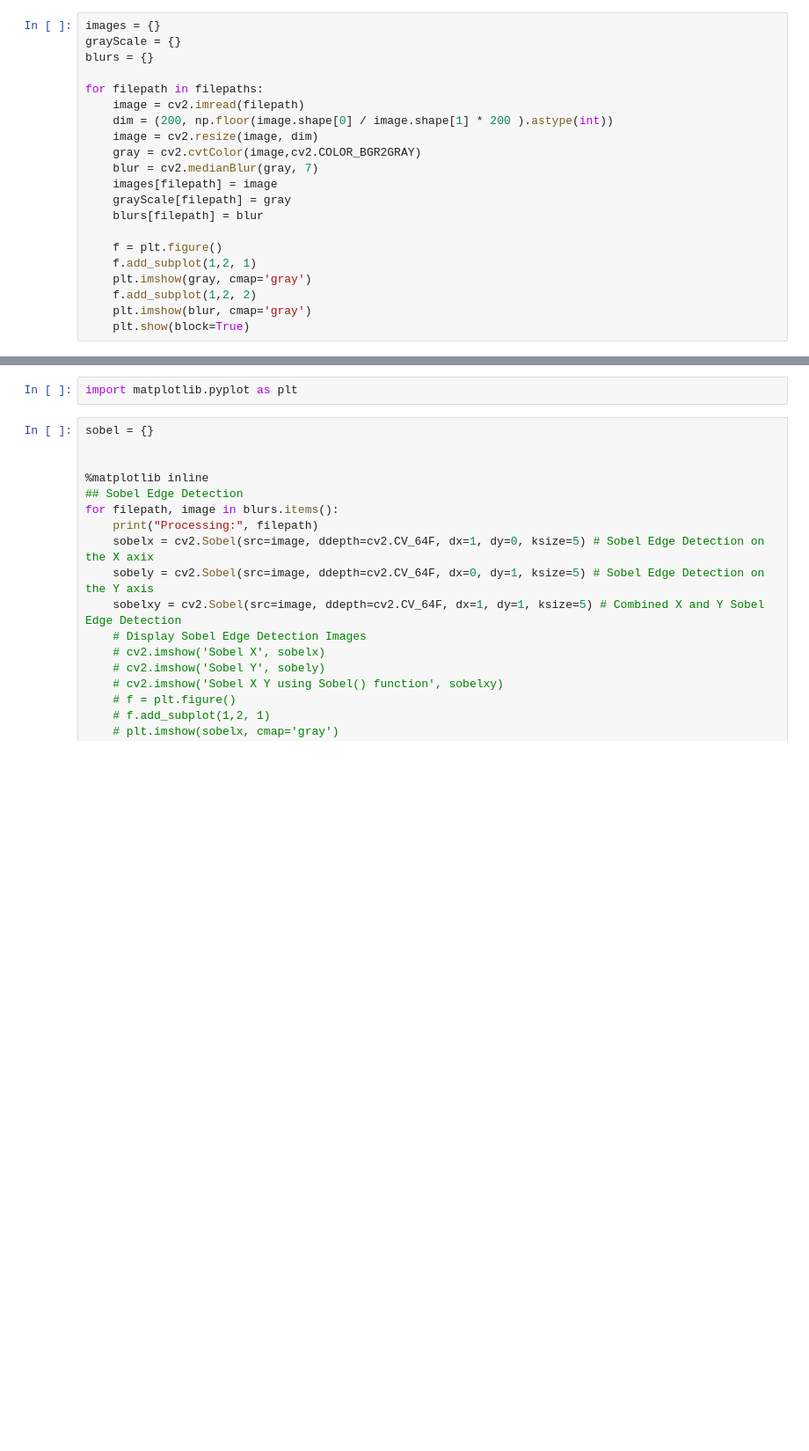
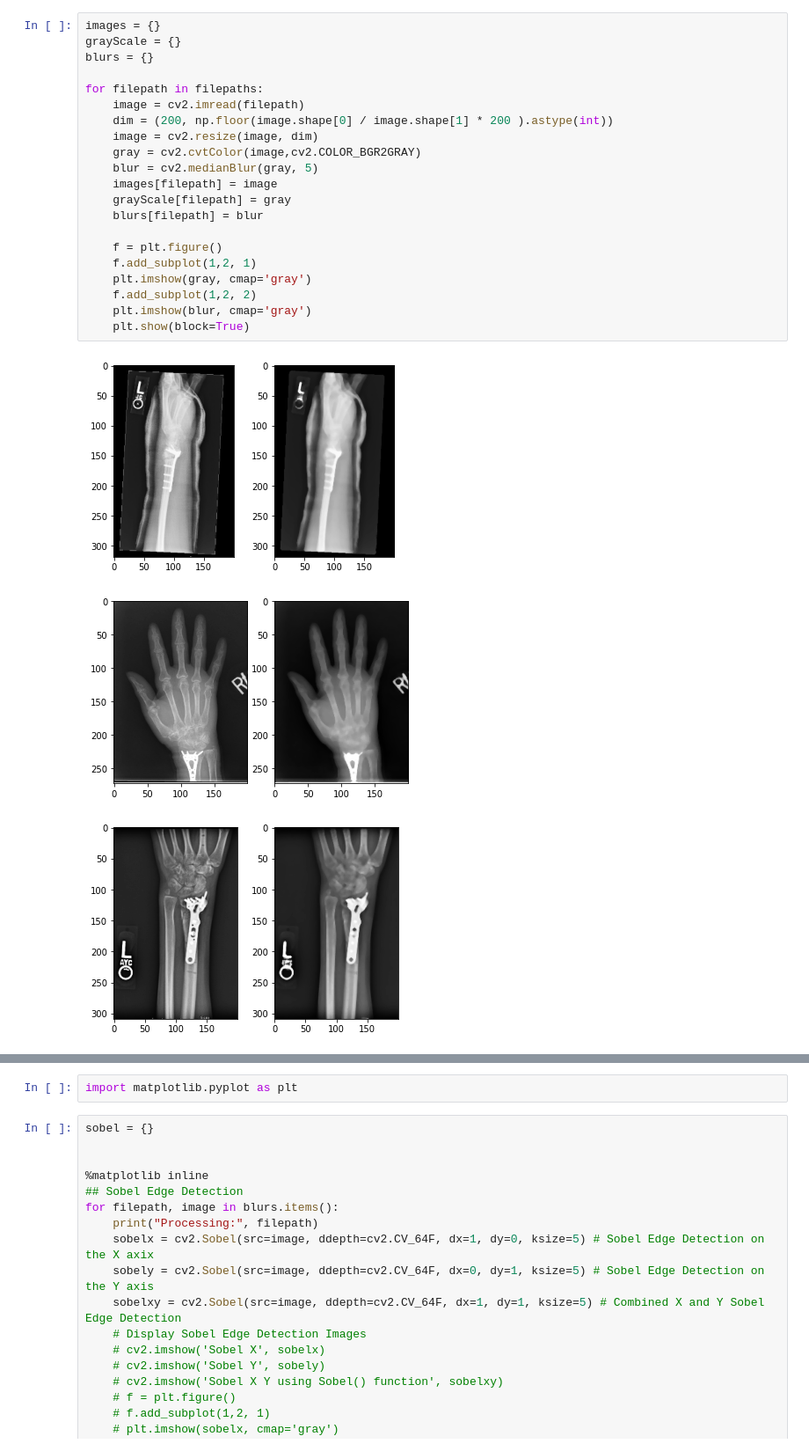
Before and after one commit to dmace2/distal-radius-implant-identifier, a Jupyter notebook: ML/preProcessing.ipynb, the cells around one changed output, grey strips where cells are left out. Shown at 88% size. Saved outputs shown, nothing was run; the diff lists cells and outputs as text; blank space fills up the shorter version.

```diff
--- a/ML/preProcessing.ipynb
+++ b/ML/preProcessing.ipynb
@@ -58,21 +31,25 @@ print(filepaths[:10])
 # %%
 images = {}
 grayScale = {}
 blurs = {}
 
 for filepath in filepaths:
     image = cv2.imread(filepath)
     dim = (200, np.floor(image.shape[0] / image.shape[1] * 200 ).astype(int))
     image = cv2.resize(image, dim)
     gray = cv2.cvtColor(image,cv2.COLOR_BGR2GRAY)
-    blur = cv2.medianBlur(gray, 7)
+    blur = cv2.medianBlur(gray, 5)
     images[filepath] = image
     grayScale[filepath] = gray
     blurs[filepath] = blur
 
     f = plt.figure()
     f.add_subplot(1,2, 1)
     plt.imshow(gray, cmap='gray')
     f.add_subplot(1,2, 2)
     plt.imshow(blur, cmap='gray')
     plt.show(block=True)
+# %% [output]
+[figure, added]
+[figure, added]
+[figure, added]
```
Also changed, not shown: parts of 7 cells of this notebook, 1 other file.
